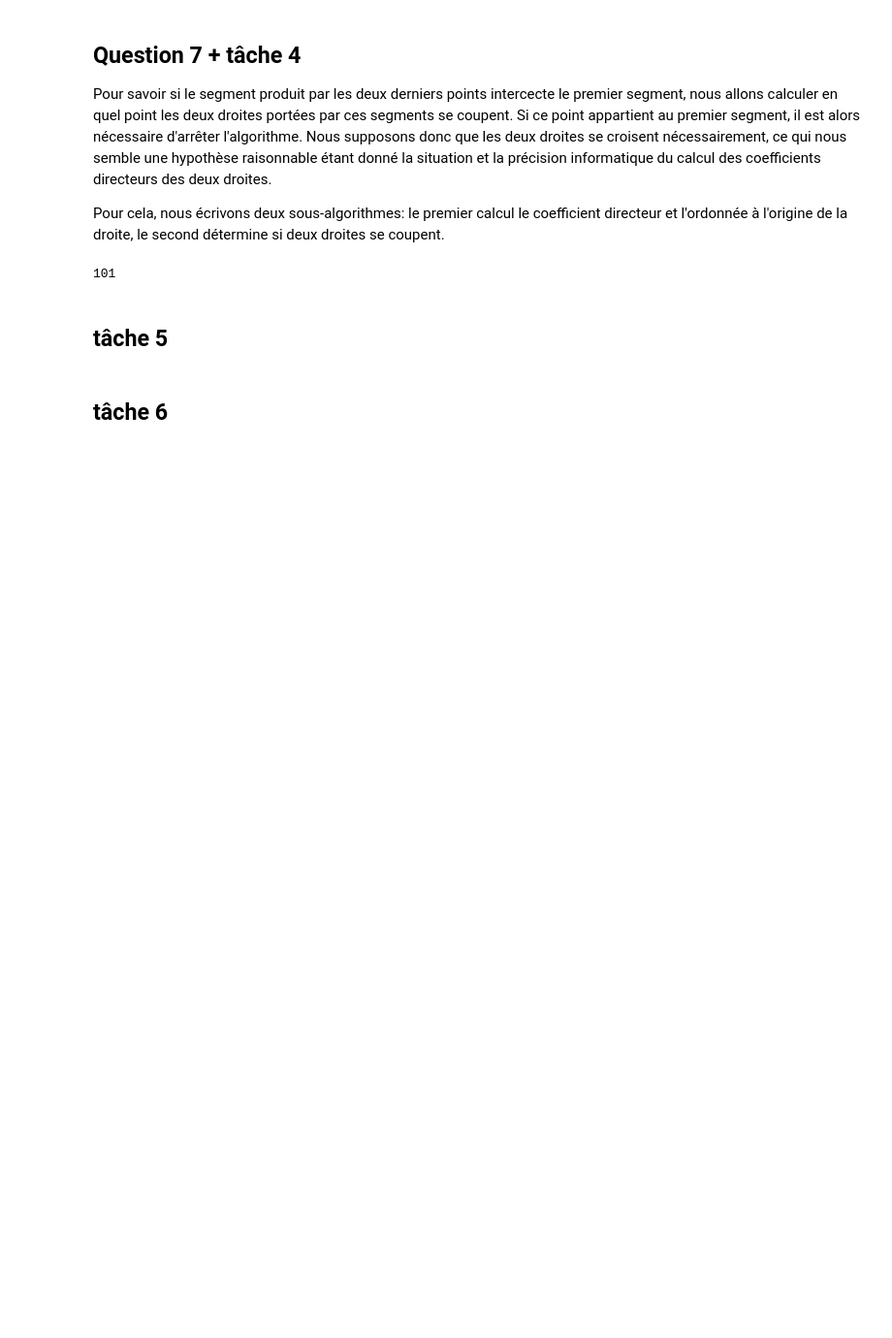
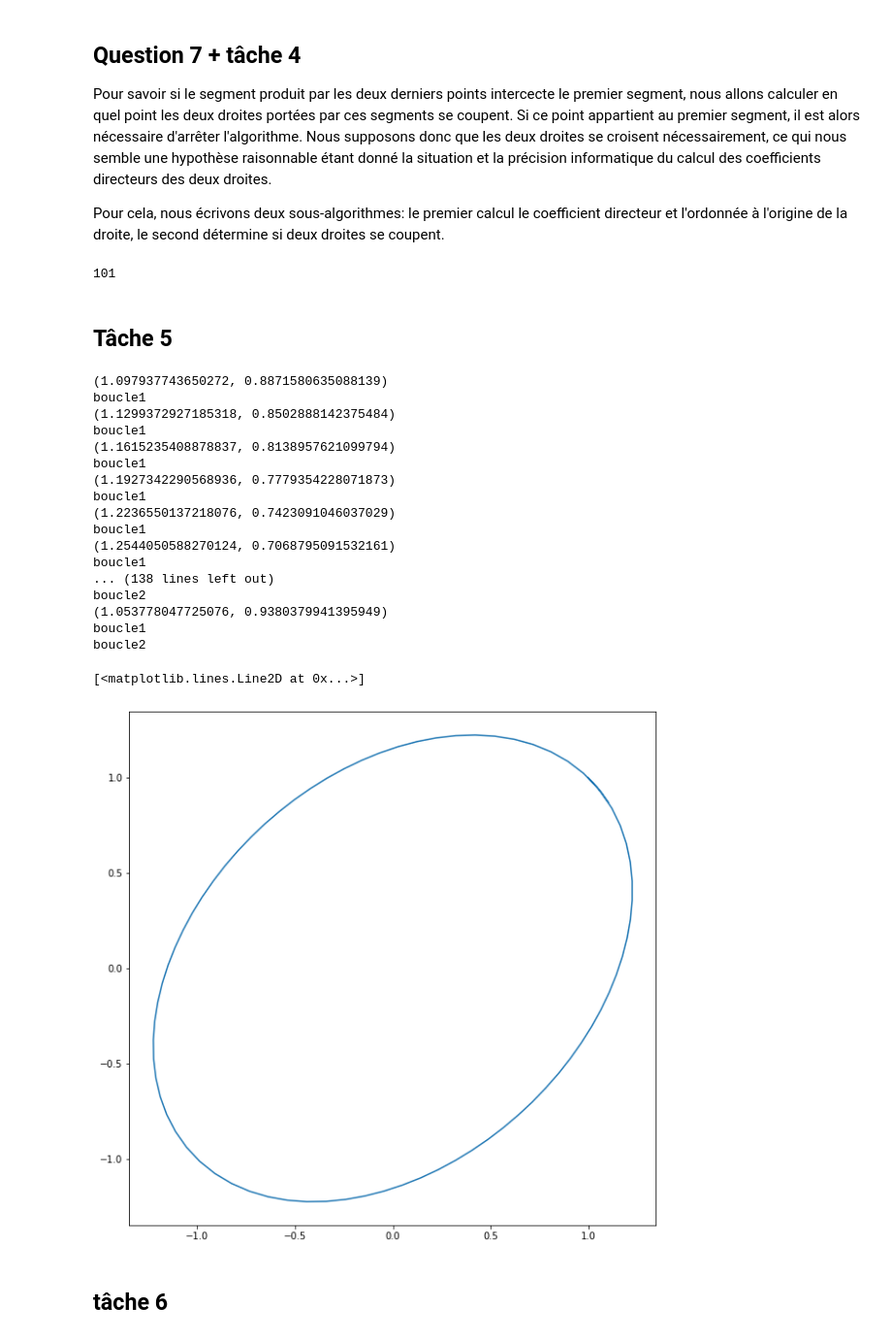
Before and after one commit to guillaume-rouy/projetm, a Jupyter notebook: Projet.ipynb, the cells around one changed output. Shown at 97% size. Saved outputs shown, nothing was run; the diff lists cells and outputs as text; code cells hidden in the pictures; blank space fills up the shorter version.

```diff
--- a/Projet.ipynb
+++ b/Projet.ipynb
@@ -53,3 +56,6 @@ def f1(x1, x2):
+# %%
+def f3(x, y):
+    return np.sin(x + y) - np.cos(x * y) - 1 + 0.001 * (x * x + y * y)
 # %% [markdown]
 ### Question 1
 
@@ -411,7 +418,0 @@ Test sur $f_1$
-# %%
-res = level_curve(f1, 1.0 , 1.0 ,delta=0.1, N=100, eps=eps)
-x,y=[],[]
-for truc in res:
-    x+=[truc[0]]
-    y+=[truc[1]]
-plt.plot(x,y)
@@ -456,19 +498,19 @@ def inter(X1, X2, X3, X4):
     a2,b2=paramdroite(X3[0], X3[1], X4[0], X4[1])
     inter=((b2-b1)/(a1-a2),a1*(b2-b1)/(a1-a2)+b1)
     if X1[0]<X2[0]:
-        if X1[0] < inter[0] < X2[0]:
-            if X1[1]<X2[1]:
-                return X1[1] < inter[1] < X2[1]
+        if X1[0] <= inter[0] <= X2[0]:
+            if X1[1]<=X2[1]:
+                return X1[1] <= inter[1] <= X2[1]
             else:
-                return X1[0] > inter[0] > X2[0]
+                return X1[0] >= inter[0] >= X2[0]
         else:
             return False
     else:
-        if X1[0] > inter[0] > X2[0]:
-            if X1[1]<X2[1]:
-                return X1[1] < inter[1] < X2[1]
+        if X1[0] >= inter[0] >= X2[0]:
+            if X1[1]<=X2[1]:
+                return X1[1] <= inter[1] <= X2[1]
             else:
-                return X1[0] > inter[0] > X2[0]
+                return X1[0] >= inter[0] >= X2[0]
         else:
             return False
 # %%
@@ -480,7 +522,7 @@ def test(L):
 
 c= 4
 
-def level_curve(f, x0, y0, delta=0.1, N=1000, eps=eps):
+def level_curve2(f, x0, y0, delta=0.1, N=10, eps=eps):
 
     xi,yi=x0,y0
     L=[[xi,yi]]
@@ -517,18 +559,38 @@ def level_curve(f, x0, y0, delta=0.1, N=1000, eps=eps):
 
     return L
 
-len(level_curve(f1, 1.0 , 1.0 ,delta=0.1, N=100, eps=eps))
+print(len(level_curve2(f1, 1.0 , 1.0 ,delta=0.1, N=100, eps=eps)))
 # %% [output]
 101
 # %% [markdown]
-## tâche 5
+## Tâche 5
 # %%
-res = level_curve(f1, 1.0 , 1.0 ,delta=0.1, N=100, eps=eps)
+res = level_curve2(f1, 1.0 , 1.0 ,delta=0.1, N=78, eps=eps)
 x,y=[],[]
 for truc in res:
     x+=[truc[0]]
     y+=[truc[1]]
 plt.plot(x,y)
+# %% [output]
+(1.097937743650272, 0.8871580635088139)
+boucle1
+(1.1299372927185318, 0.8502888142375484)
+boucle1
+(1.1615235408878837, 0.8138957621099794)
+boucle1
+(1.1927342290568936, 0.7779354228071873)
+boucle1
+(1.2236550137218076, 0.7423091046037029)
+boucle1
+(1.2544050588270124, 0.7068795091532161)
+boucle1
+... (138 lines left out)
+boucle2
+(1.053778047725076, 0.9380379941395949)
+boucle1
+boucle2
+[<matplotlib.lines.Line2D at 0x...>]
+[figure, added]
 # %% [markdown]
 ## tâche 6
 # %%
```
Also changed, not shown: parts of 8 cells of this notebook.
